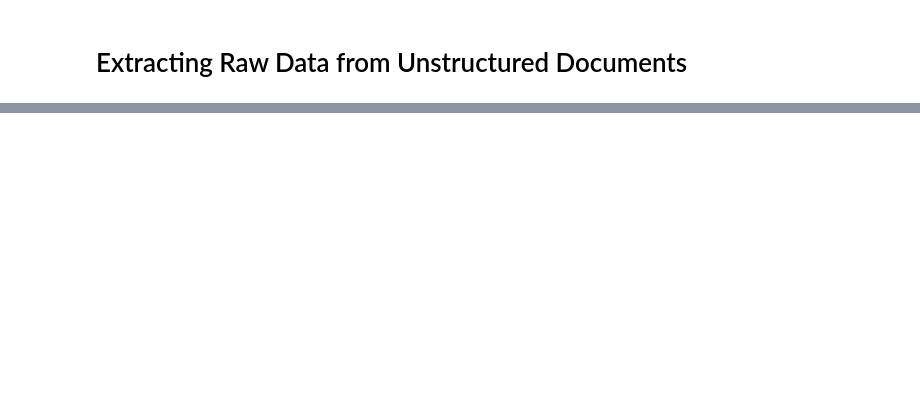
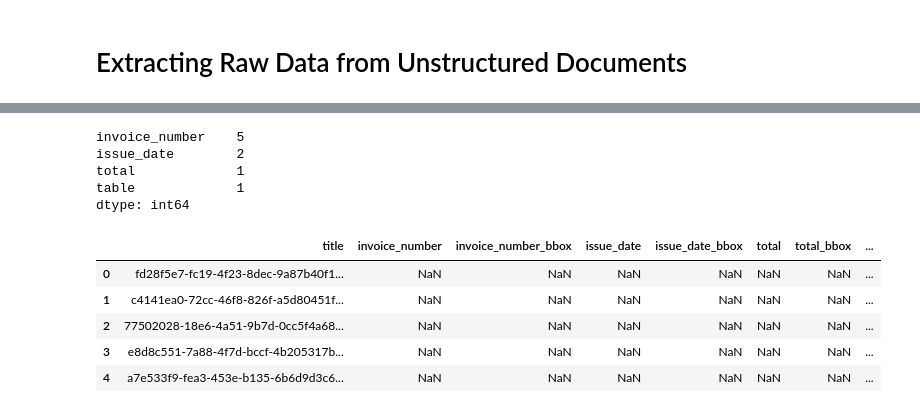
Before and after one commit to clerisy47/Invoice_Data_Miner, a Jupyter notebook: main.ipynb, the cells around one changed output, grey strips where cells are left out. Drawn from its saved outputs; the diff is of its cells as text; code cells hidden in the pictures; blank space fills up the shorter version.

```diff
--- a/main.ipynb
+++ b/main.ipynb
@@ -80,0 +93,19 @@ with open("jsons.json", "a") as file:
+# %%
+(df_1=='').sum()
+# %% [output]
+invoice_number    5
+issue_date        2
+total             1
+table             1
+dtype: int64
+# %%
+df_2 = pd.read_csv('test/gt.csv')
+# %%
+df_2.head()
+# %% [output]
+|  | title | invoice_number | invoice_number_bbox | issue_date | issue_date_bbox | total | total_bbox | ... |
+| 0 | fd28f5e7-fc19-4f23-8dec-9a87b40f1... | NaN | NaN | NaN | NaN | NaN | NaN | ... |
+| 1 | c4141ea0-72cc-46f8-826f-a5d80451f... | NaN | NaN | NaN | NaN | NaN | NaN | ... |
+| 2 | 77502028-18e6-4a51-9b7d-0cc5f4a68... | NaN | NaN | NaN | NaN | NaN | NaN | ... |
+| 3 | e8d8c551-7a88-4f7d-bccf-4b205317b... | NaN | NaN | NaN | NaN | NaN | NaN | ... |
+| 4 | a7e533f9-fea3-453e-b135-6b6d9d3c6... | NaN | NaN | NaN | NaN | NaN | NaN | ... |
```
Also changed, not shown: parts of 13 cells of this notebook, 9 other files.
